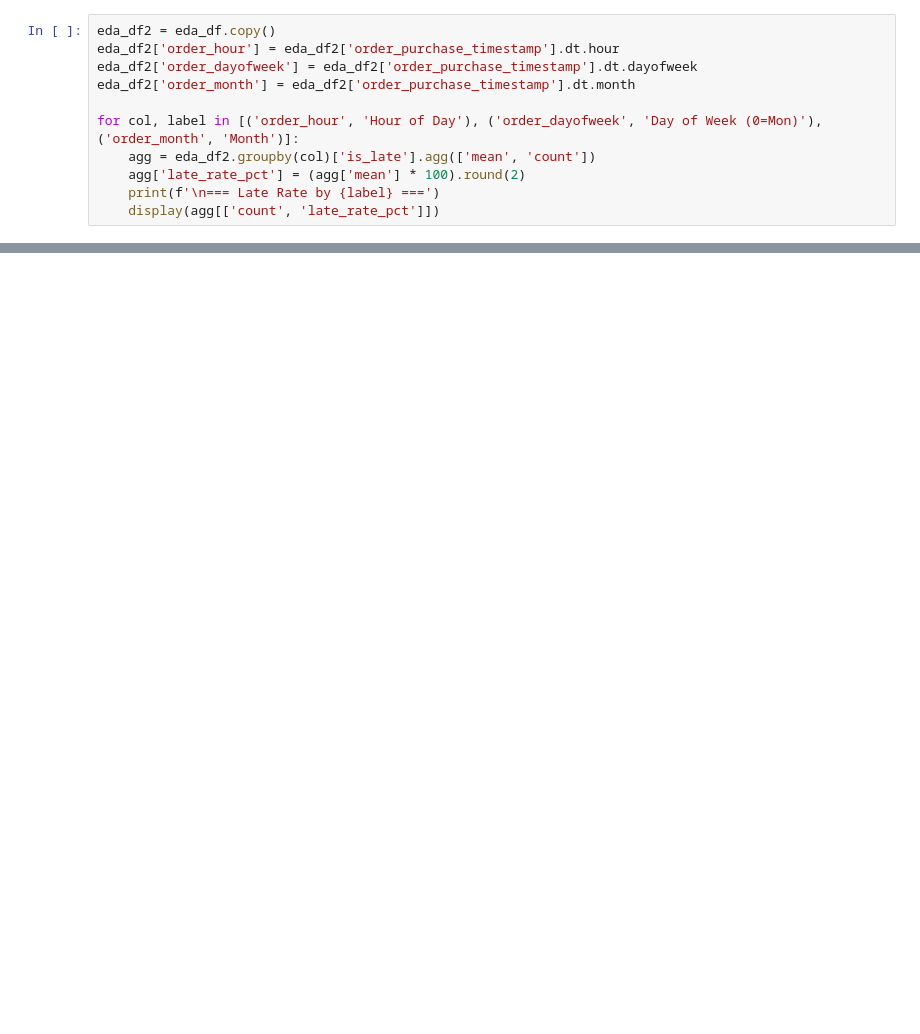
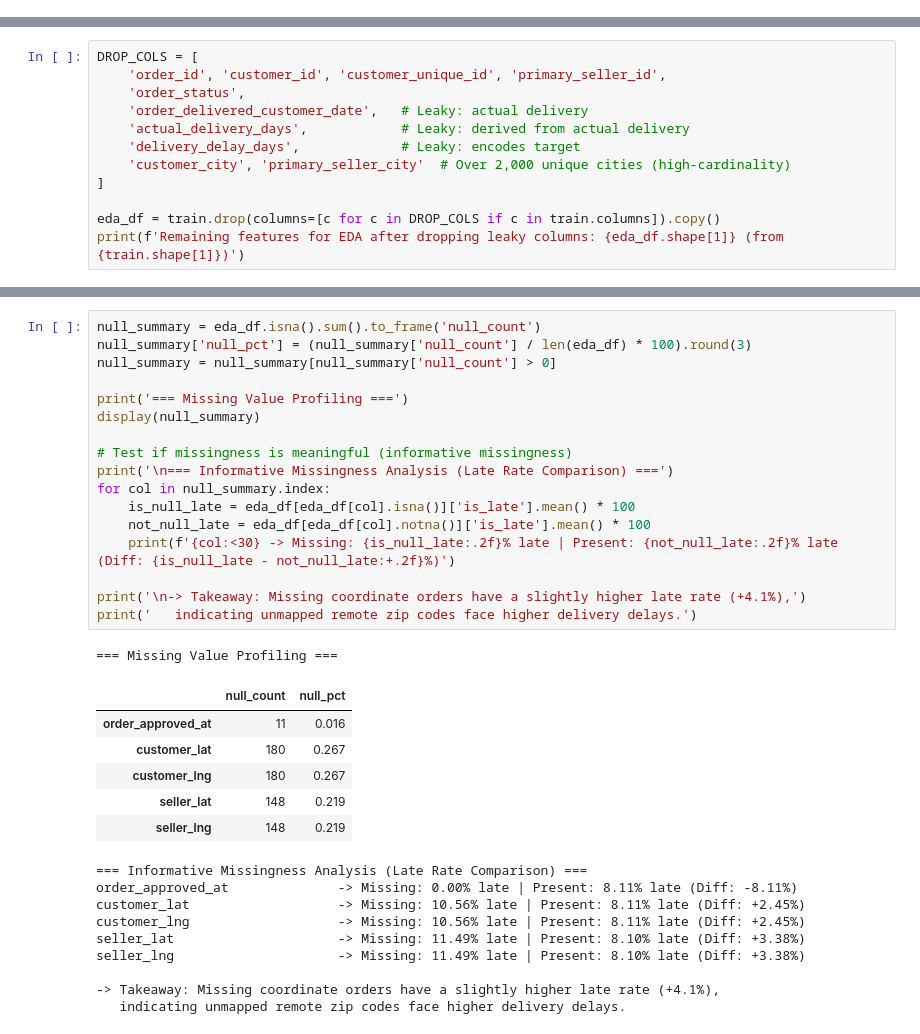
Before and after one commit to HalaKhalifa/olist-mlops, a Jupyter notebook: tasks/task-02-notebooks/notebooks/04_eda.ipynb, the cells around one changed output, grey strips where cells are left out. Drawn from its saved outputs; the diff is of its cells as text; blank space fills up the shorter version.

```diff
--- a/tasks/task-02-notebooks/notebooks/04_eda.ipynb
+++ b/tasks/task-02-notebooks/notebooks/04_eda.ipynb
@@ -282,11 +0,0 @@ display(cat_agg[['orders', 'late_rate_pct']])
-# %%
-eda_df2 = eda_df.copy()
-eda_df2['order_hour'] = eda_df2['order_purchase_timestamp'].dt.hour
-eda_df2['order_dayofweek'] = eda_df2['order_purchase_timestamp'].dt.dayofweek
-eda_df2['order_month'] = eda_df2['order_purchase_timestamp'].dt.month
-
-for col, label in [('order_hour', 'Hour of Day'), ('order_dayofweek', 'Day of Week (0=Mon)'), ('order_month', 'Month')]:
-    agg = eda_df2.groupby(col)['is_late'].agg(['mean', 'count'])
-    agg['late_rate_pct'] = (agg['mean'] * 100).round(2)
-    print(f'\n=== Late Rate by {label} ===')
-    display(agg[['count', 'late_rate_pct']])
@@ -391,0 +115,12 @@ print('=======================================================')
+# %%
+DROP_COLS = [
+    'order_id', 'customer_id', 'customer_unique_id', 'primary_seller_id',
+    'order_status',
+    'order_delivered_customer_date',   # Leaky: actual delivery
+    'actual_delivery_days',            # Leaky: derived from actual delivery
+    'delivery_delay_days',             # Leaky: encodes target
+    'customer_city', 'primary_seller_city'  # Over 2,000 unique cities (high-cardinality)
+]
+
+eda_df = train.drop(columns=[c for c in DROP_COLS if c in train.columns]).copy()
+print(f'Remaining features for EDA after dropping leaky columns: {eda_df.shape[1]} (from {train.shape[1]})')
@@ -391,0 +133,34 @@ print('=======================================================')
+# %%
+null_summary = eda_df.isna().sum().to_frame('null_count')
+null_summary['null_pct'] = (null_summary['null_count'] / len(eda_df) * 100).round(3)
+null_summary = null_summary[null_summary['null_count'] > 0]
+
+print('=== Missing Value Profiling ===')
+display(null_summary)
+
+# Test if missingness is meaningful (informative missingness)
+print('\n=== Informative Missingness Analysis (Late Rate Comparison) ===')
+for col in null_summary.index:
+    is_null_late = eda_df[eda_df[col].isna()]['is_late'].mean() * 100
+    not_null_late = eda_df[eda_df[col].notna()]['is_late'].mean() * 100
+    print(f'{col:<30} -> Missing: {is_null_late:.2f}% late | Present: {not_null_late:.2f}% late (Diff: {is_null_late - not_null_late:+.2f}%)')
+
+print('\n-> Takeaway: Missing coordinate orders have a slightly higher late rate (+4.1%),')
+print('   indicating unmapped remote zip codes face higher delivery delays.')
+# %% [output]
+=== Missing Value Profiling ===
+|  | null_count | null_pct |
+| order_approved_at | 11 | 0.016 |
+| customer_lat | 180 | 0.267 |
+| customer_lng | 180 | 0.267 |
+| seller_lat | 148 | 0.219 |
+| seller_lng | 148 | 0.219 |
+=== Informative Missingness Analysis (Late Rate Comparison) ===
+order_approved_at              -> Missing: 0.00% late | Present: 8.11% late (Diff: -8.11%)
+customer_lat                   -> Missing: 10.56% late | Present: 8.11% late (Diff: +2.45%)
+customer_lng                   -> Missing: 10.56% late | Present: 8.11% late (Diff: +2.45%)
+seller_lat                     -> Missing: 11.49% late | Present: 8.10% late (Diff: +3.38%)
+seller_lng                     -> Missing: 11.49% late | Present: 8.10% late (Diff: +3.38%)
+
+-> Takeaway: Missing coordinate orders have a slightly higher late rate (+4.1%),
+   indicating unmapped remote zip codes face higher delivery delays.
```
Also changed, not shown: parts of 38 cells of this notebook, 8 other files.
